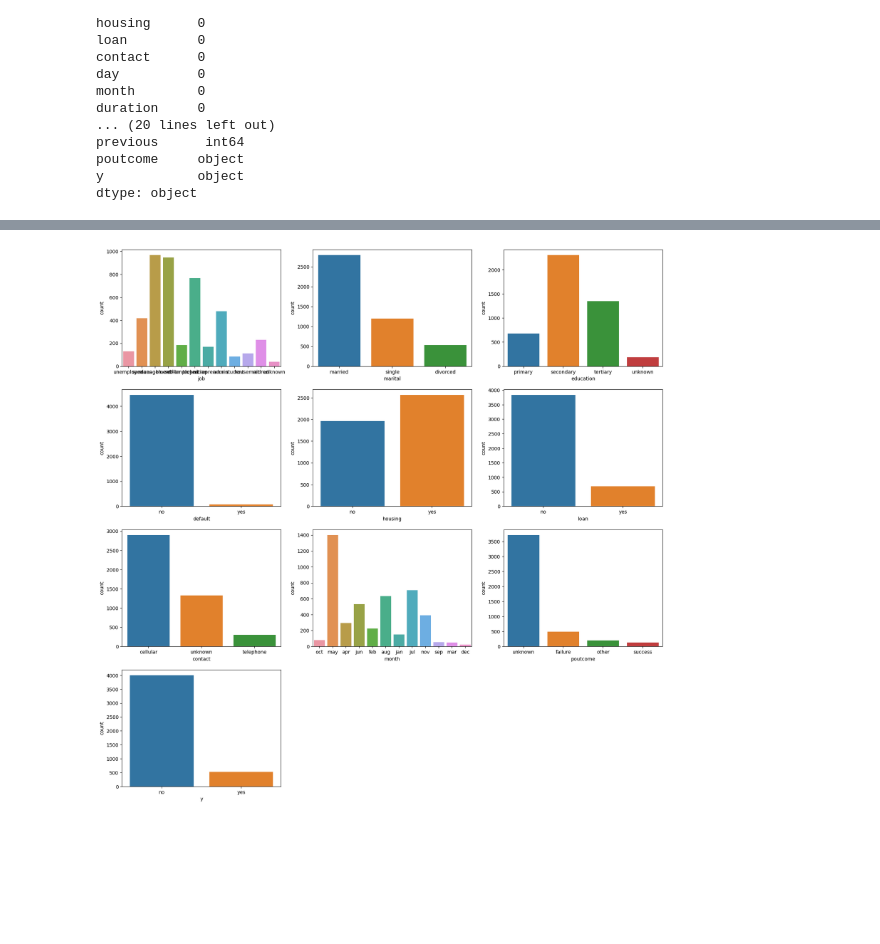
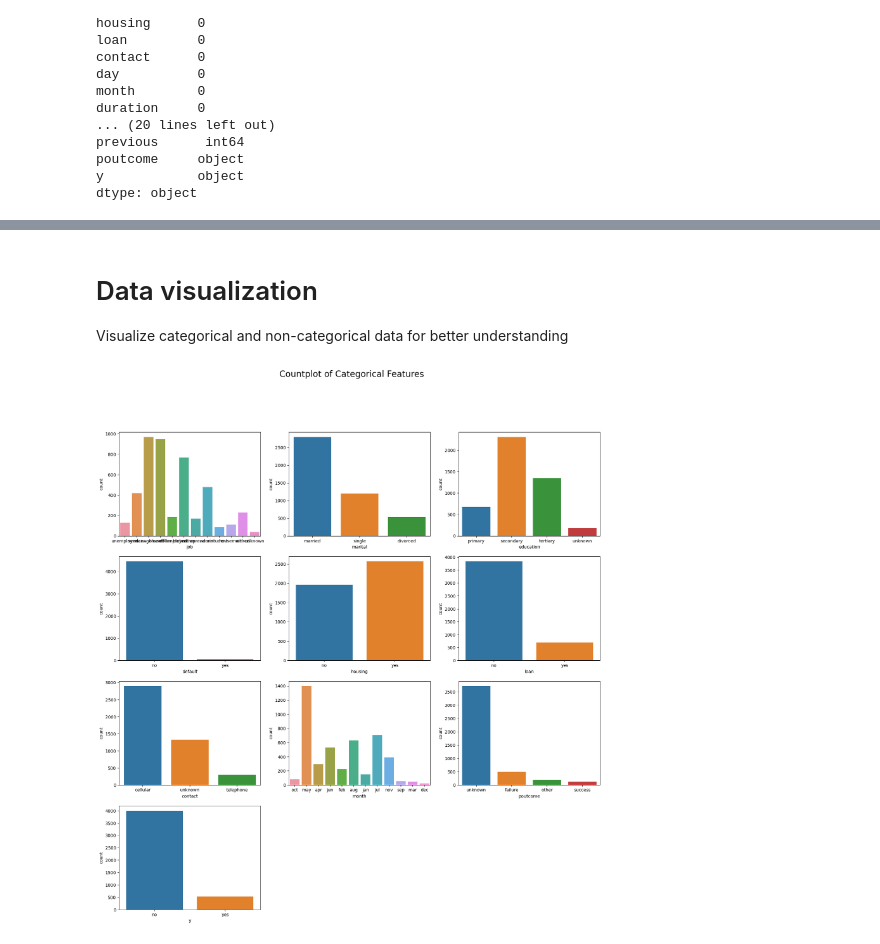
Before and after one commit to GichuriNdungu/alu-machine_learning, a Jupyter notebook: supervised_learning/afri_score/notebook.ipynb, the cells around one changed output, grey strips where cells are left out. Saved outputs shown, nothing was run; the diff lists cells and outputs as text; code cells hidden in the pictures; blank space fills up the shorter version.

```diff
--- a/supervised_learning/afri_score/notebook.ipynb
+++ b/supervised_learning/afri_score/notebook.ipynb
@@ -54,18 +68,22 @@ dtype: object
+# %% [markdown]
+# Data visualization
+Visualize categorical and non-categorical data for better understanding
 # %%
 # get the countplot for categorical features
 category_features = ['job', 'marital', 'education', 'default', 'housing', 'loan', 'contact', 'month', 'poutcome', 'y']
 # create subplots to allow printing of all the countplots in one figure
 fig, axes = plt.subplots(4, 3, figsize=(20, 20))
 
 # loop through the category features and plot the countplot
 for category in category_features:
     sns.countplot(x=category, data=data, ax=axes[category_features.index(category) // 3, category_features.index(category) % 3])
 for i in range(len(category_features), len(axes.flat)):
     fig.delaxes(axes.flatten()[i])
 
+plt.suptitle('Countplot of Categorical Features', fontsize=20)
 plt.show()
 # %% [output]
-[figure, old version]
+[figure, new version]
 # %%
 # plot the non-category features
 non_category_features = ['age', 'balance', 'day', 'duration', 'campaign', 'pdays', 'previous']
```
Also changed, not shown: parts of 12 cells of this notebook.
